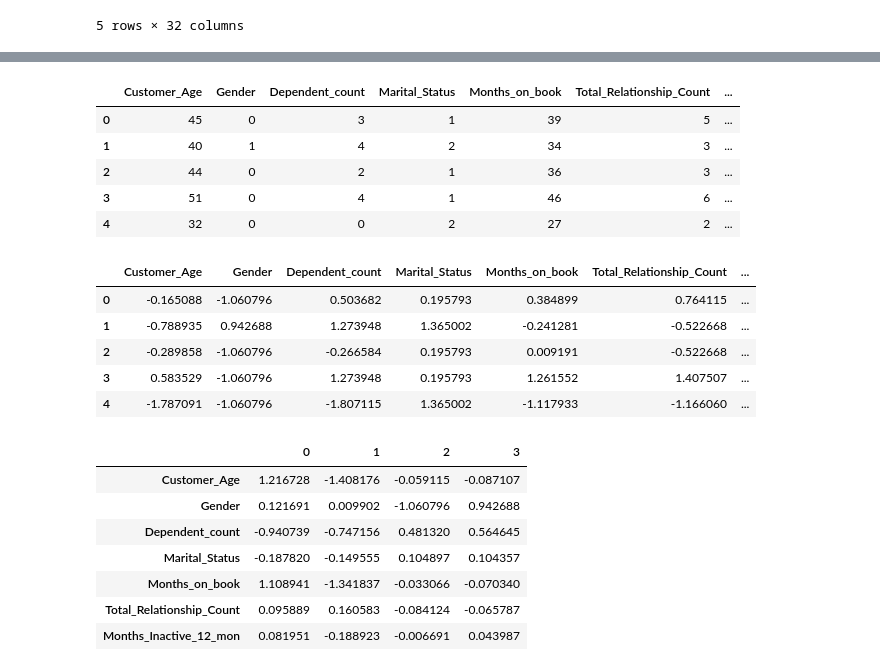
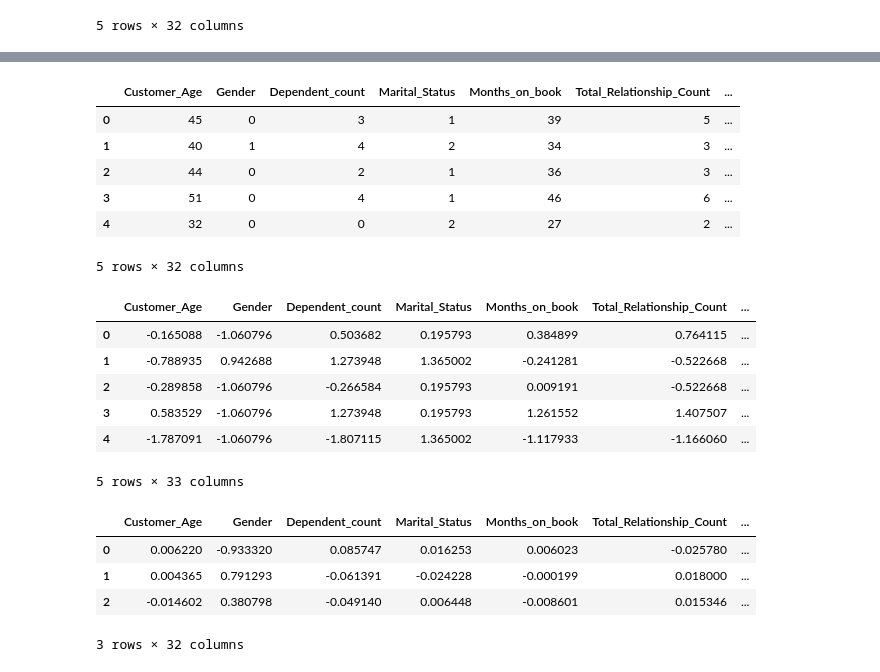
Before and after one commit to anilembel/Churn_Prediction_Becode, a Jupyter notebook: 4_modeling/clustering.ipynb, the cells around one changed output, grey strips where cells are left out. Saved outputs shown, nothing was run; the diff lists cells and outputs as text; code cells hidden in the pictures.

```diff
--- a/4_modeling/clustering.ipynb
+++ b/4_modeling/clustering.ipynb
@@ -21,5 +21,5 @@ data.head()
 5 rows × 32 columns
 # %%
 # Select columns for KMeans model
-data = data[['Customer_Age','Gender','Dependent_count','Marital_Status','Months_on_book','Total_Relationship_Count','Months_Inactive_12_mon']]
-data.shape
+# data = data[['Customer_Age','Gender','Dependent_count','Marital_Status','Months_on_book','Total_Relationship_Count','Months_Inactive_12_mon']]
+# data.shape
@@ -47,9 +56,11 @@ data.head()
 | 2 | 44 | 0 | 2 | 1 | 36 | 3 | ... |
 | 3 | 51 | 0 | 4 | 1 | 46 | 6 | ... |
 | 4 | 32 | 0 | 0 | 2 | 27 | 2 | ... |
+5 rows × 32 columns
 # %%
 # Define number of clusters
-cluster_size = 4
+cluster_size = 3
+
 
 # Z-score Normalisation with Standard Scaler from SKlearn: returns an nparray
 scaler = StandardScaler(copy=True, with_mean=True, with_std=True)
@@ -57,7 +68,7 @@ scaler.fit(data)
 data_scaled = scaler.transform(data)
 
 # Cluster data and create labels
-kmeans = KMeans(n_clusters=cluster_size, init='k-means++')
+kmeans = KMeans(n_clusters=cluster_size, init='k-means++', n_init='auto')
 kmeans.fit(data_scaled)
 
 # Build again a df with standardized datas and columns names
@@ -84,16 +95,14 @@ data_scaled_labelled_df.head()
 | 2 | -0.289858 | -1.060796 | -0.266584 | 0.195793 | 0.009191 | -0.522668 | ... |
 | 3 | 0.583529 | -1.060796 | 1.273948 | 0.195793 | 1.261552 | 1.407507 | ... |
 | 4 | -1.787091 | -1.060796 | -1.807115 | 1.365002 | -1.117933 | -1.166060 | ... |
+5 rows × 33 columns
 # %%
 cluster_center =  kmeans.cluster_centers_
 centroid_df = pd.DataFrame(cluster_center, columns=columns_names)
-centroid_df.T
+centroid_df
 # %% [output]
-|  | 0 | 1 | 2 | 3 |
-| Customer_Age | 1.216728 | -1.408176 | -0.059115 | -0.087107 |
-| Gender | 0.121691 | 0.009902 | -1.060796 | 0.942688 |
-| Dependent_count | -0.940739 | -0.747156 | 0.481320 | 0.564645 |
-| Marital_Status | -0.187820 | -0.149555 | 0.104897 | 0.104357 |
-| Months_on_book | 1.108941 | -1.341837 | -0.033066 | -0.070340 |
-| Total_Relationship_Count | 0.095889 | 0.160583 | -0.084124 | -0.065787 |
-| Months_Inactive_12_mon | 0.081951 | -0.188923 | -0.006691 | 0.043987 |
+|  | Customer_Age | Gender | Dependent_count | Marital_Status | Months_on_book | Total_Relationship_Count | ... |
+| 0 | 0.006220 | -0.933320 | 0.085747 | 0.016253 | 0.006023 | -0.025780 | ... |
+| 1 | 0.004365 | 0.791293 | -0.061391 | -0.024228 | -0.000199 | 0.018000 | ... |
+| 2 | -0.014602 | 0.380798 | -0.049140 | 0.006448 | -0.008601 | 0.015346 | ... |
+3 rows × 32 columns
```
Also changed, not shown: parts of 6 cells of this notebook.
